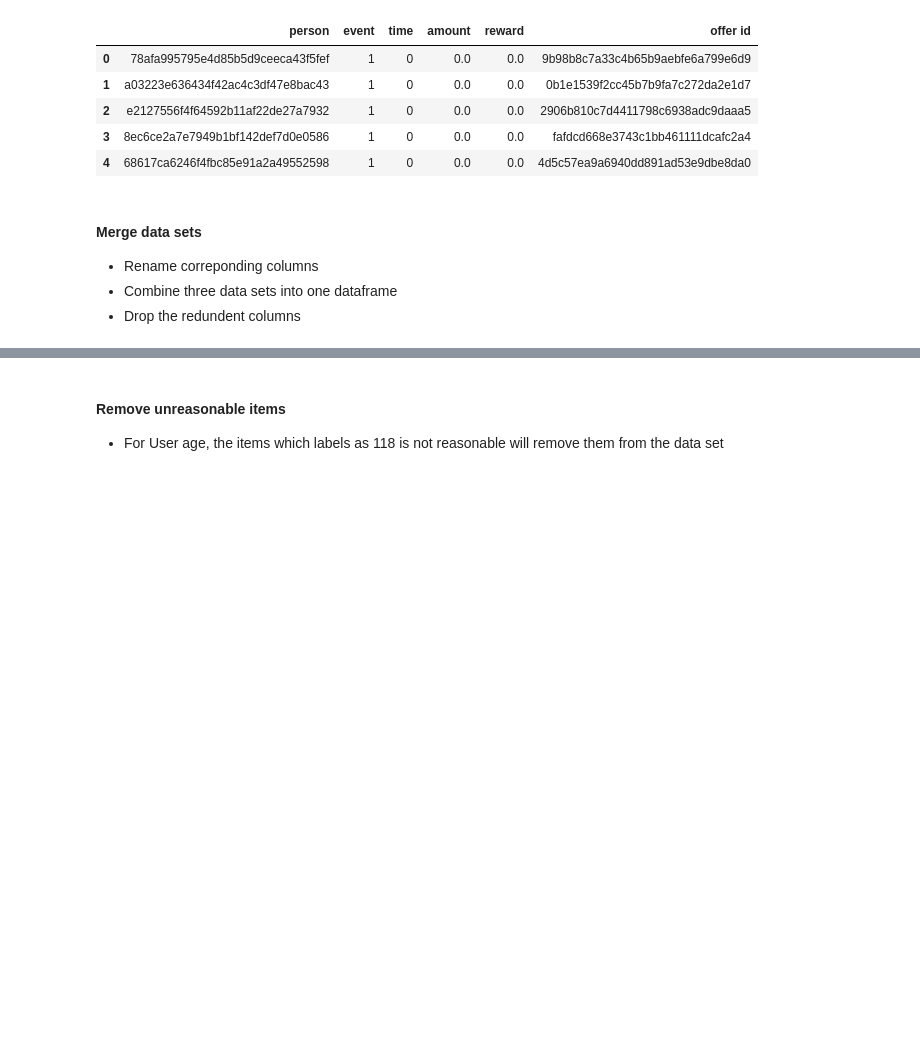
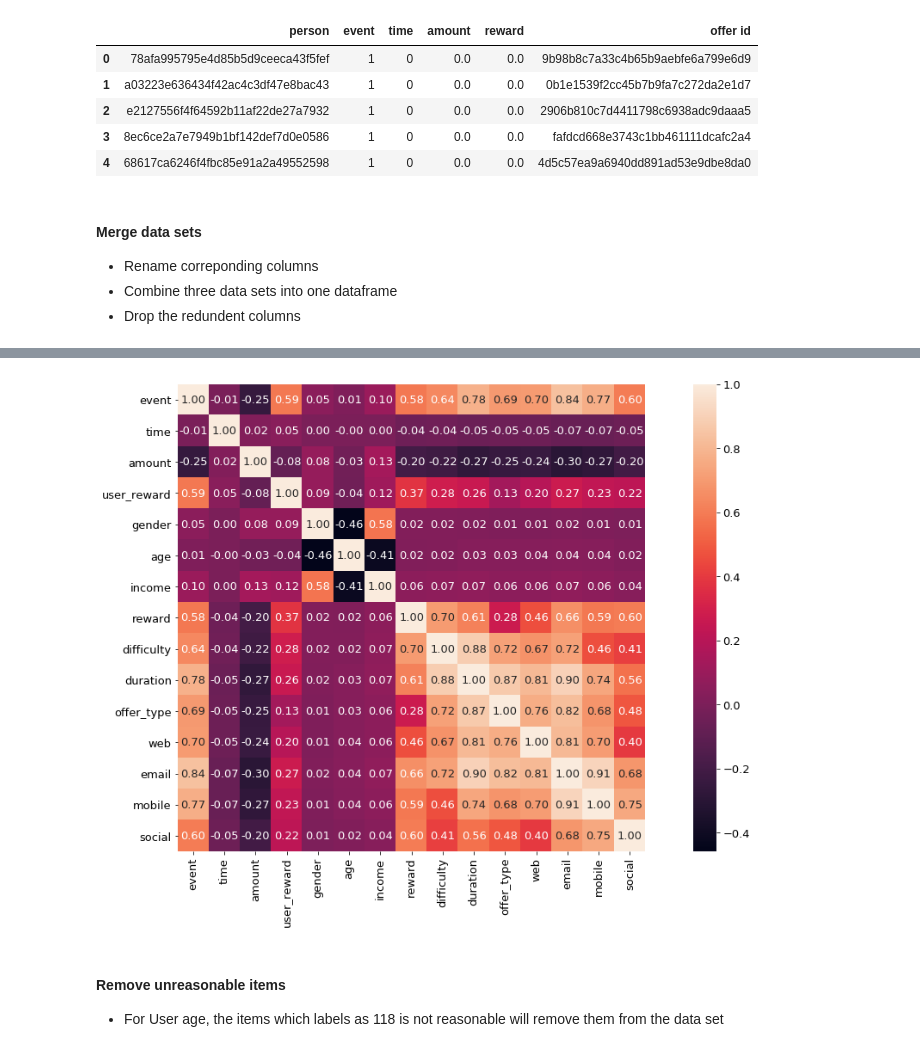
Before and after one commit to ZhuqingZhang0422/Starbucks-Capstone-Project, a Jupyter notebook: Starbucks_Capstone_notebook.ipynb, the cells around one changed output, grey strips where cells are left out. Cells and saved outputs as stored; diff of their text form; code cells hidden in the pictures; blank space fills up the shorter version.

```diff
--- a/Starbucks_Capstone_notebook.ipynb
+++ b/Starbucks_Capstone_notebook.ipynb
@@ -210,0 +228,6 @@ study
+# %%
+font = {'size': 13}
+plt.rc('font', **font)
+sns.heatmap(study.corr(), annot=True, fmt=".2f",square=True);
+# %% [output]
+[figure, added]
```
Also changed, not shown: parts of 3 cells of this notebook.
